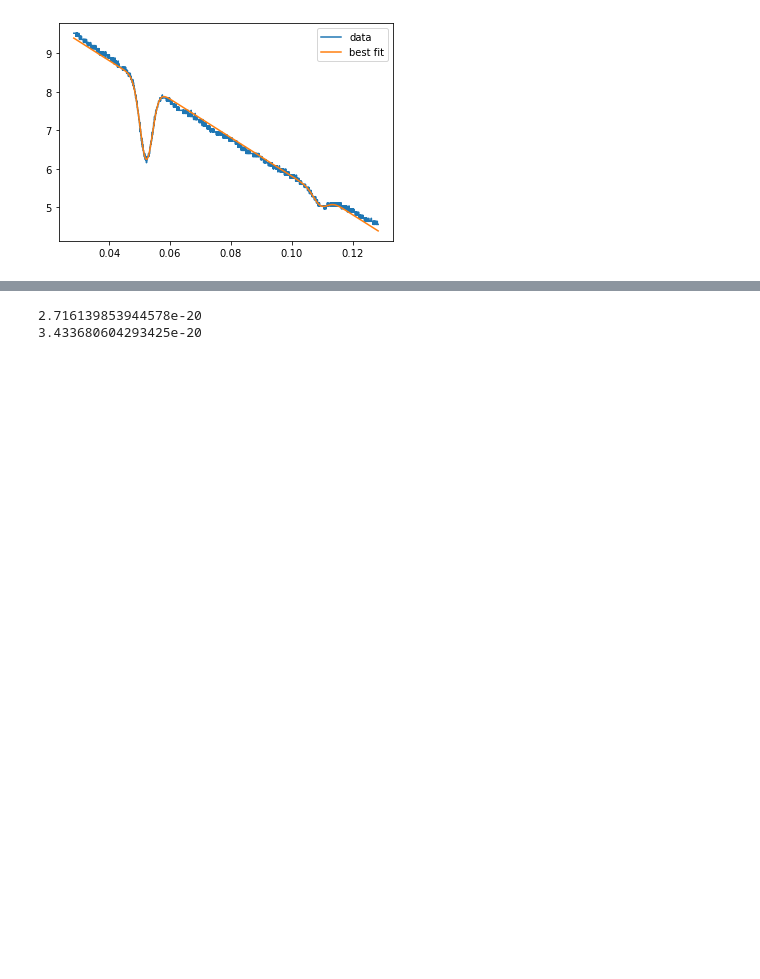
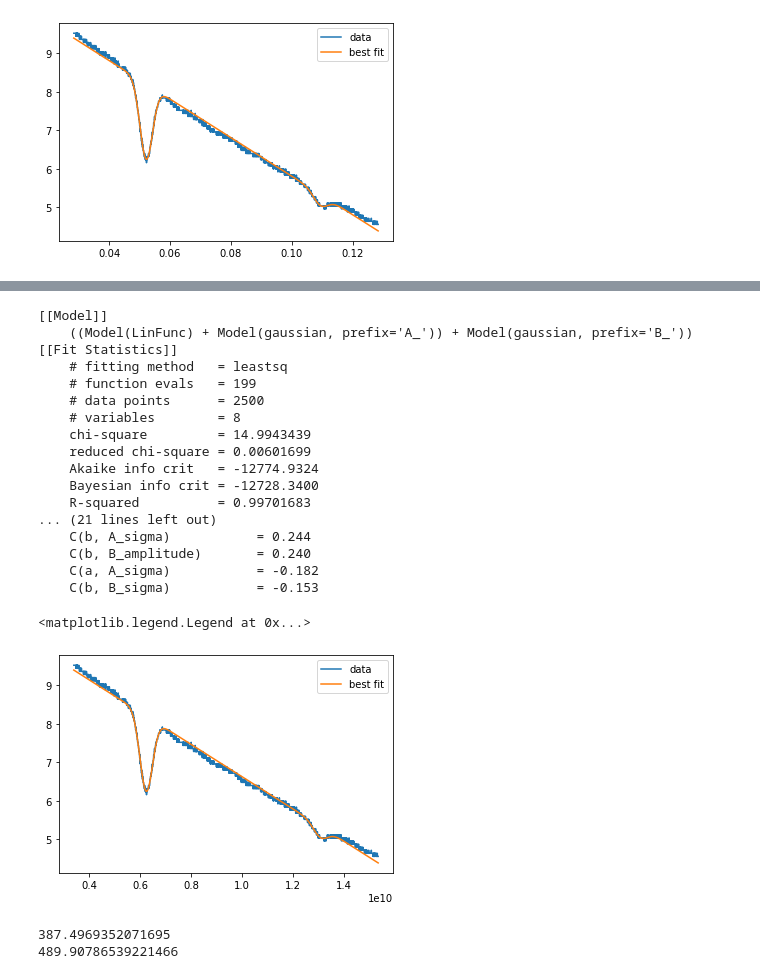
Before and after one commit to Rikkertttt/Rubidium-Spectroscopy, a Jupyter notebook: Fitting.ipynb, the cells around one changed output, grey strips where cells are left out. Saved outputs shown, nothing was run; the diff lists cells and outputs as text; code cells hidden in the pictures; blank space fills up the shorter version.

```diff
--- a/Fitting.ipynb
+++ b/Fitting.ipynb
@@ -115,3 +115,8 @@ plt.legend()
     C(b, B_sigma)           = -0.153
 <matplotlib.legend.Legend at 0x...>
 [figure]
+# %%
+center_1=result.params.get("A_center").value
+center_2=result.params.get("B_center").value
+sigma_1=result.params.get("A_sigma").value
+sigma_2=result.params.get("B_sigma").value
@@ -118,3 +135,37 @@ plt.legend()
+# %%
+c=-4.1908e-10
+d=10
+# %%
+result_freq = tot_model.fit(df[4], x=df['freq'], a=1000, b=d, A_amplitude=-2, A_center=center_1*const, A_sigma=sigma_1*const, B_amplitude=-2, B_center=center_2*const, B_sigma=sigma_2*const)
+
+
+
+print(result_freq.fit_report())
+
+plt.plot(df['freq'], df[4], label='data')
+#plt.plot(df['freq'], result_freq.init_fit, '--', label='initial fit')
+plt.plot(df["freq"], result_freq.best_fit, '-', label='best fit')
+plt.legend()
+# %% [output]
+[[Model]]
+    ((Model(LinFunc) + Model(gaussian, prefix='A_')) + Model(gaussian, prefix='B_'))
+[[Fit Statistics]]
+    # fitting method   = leastsq
+    # function evals   = 199
+    # data points      = 2500
+    # variables        = 8
+    chi-square         = 14.9943439
+    reduced chi-square = 0.00601699
+    Akaike info crit   = -12774.9324
+    Bayesian info crit = -12728.3400
+    R-squared          = 0.99701683
+... (21 lines left out)
+    C(b, A_sigma)           = 0.244
+    C(b, B_amplitude)       = 0.240
+    C(a, A_sigma)           = -0.182
+    C(b, B_sigma)           = -0.153
+<matplotlib.legend.Legend at 0x...>
+[figure, added]
 # %%
 # proof of concept
 
@@ -122,8 +173,8 @@ k = 1.38e-23 # bolzmann constant
 m = 86.909184 * 1.66053907e-27 # mass of rubidium
 c = 3e8 # speed of light
 f_0 = 384e12 # rest freq
-sigma1=result.params.get("A_sigma").value
-sigma2=result.params.get("B_sigma").value
+sigma1=result_freq.params.get("A_sigma").value
+sigma2=result_freq.params.get("B_sigma").value
 
 T1 = (sigma1**2*m*c**2)/(k*f_0**2)
 T2 = (sigma2**2*m*c**2)/(k*f_0**2)
@@ -131,5 +182,5 @@ T2 = (sigma2**2*m*c**2)/(k*f_0**2)
 print(T1)
 print(T2)
 # %% [output]
-2.716139853944578e-20
-3.433680604293425e-20
+387.4969352071695
+489.90786539221466
```
Also changed, not shown: parts of 2 cells of this notebook.
